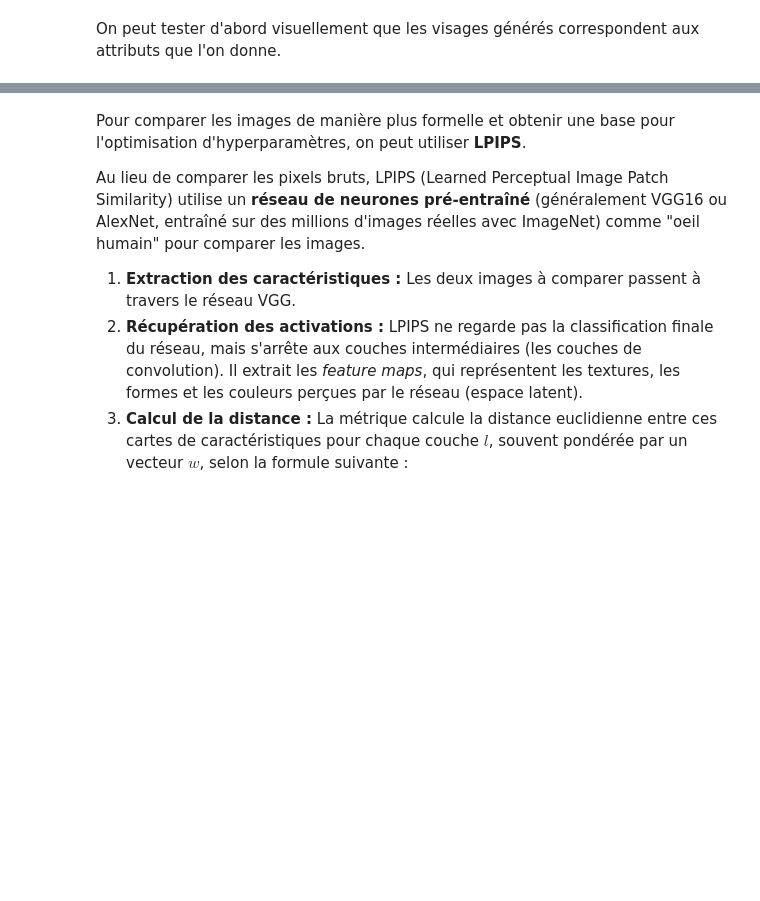
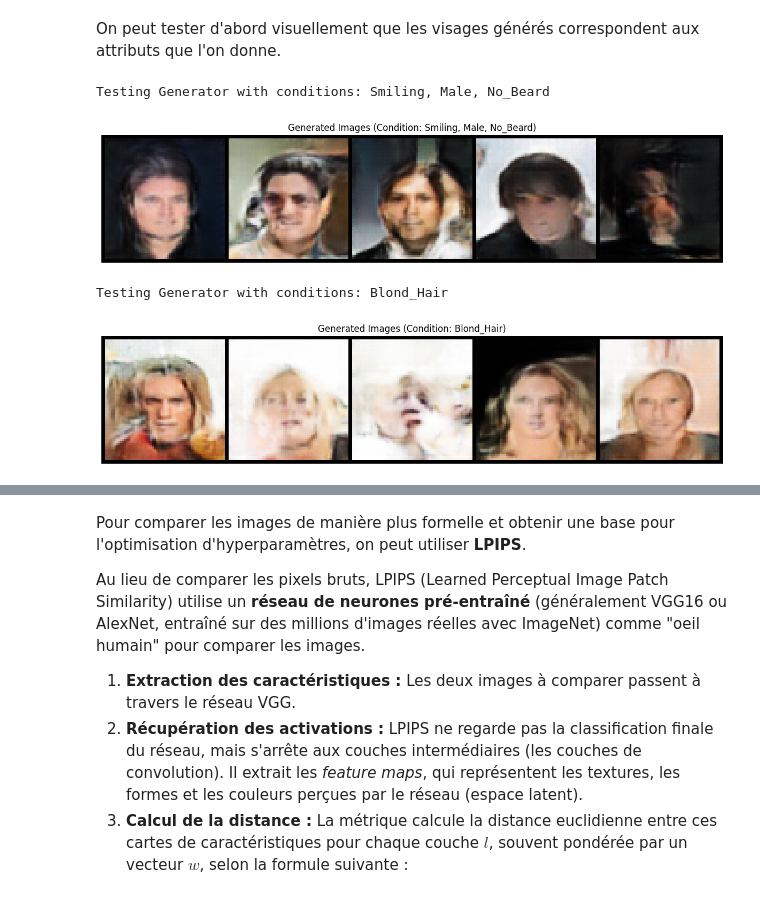
Before and after one commit to Romain-Amigon/8INF883, a Jupyter notebook: GAN/GAN.ipynb, the cells around one changed output, grey strips where cells are left out. Drawn from its saved outputs; the diff is of its cells as text; code cells hidden in the pictures; blank space fills up the shorter version.

```diff
--- a/GAN/GAN.ipynb
+++ b/GAN/GAN.ipynb
@@ -764,0 +778,11 @@ test_cgan_generation(gen, attributes_list, device, num_images=5)
+# %%
+conditions_1 = ['Smiling', 'Male', 'No_Beard']
+test_cgan_generation(gen_5, attributes_list, conditions_1, device, num_images=5)
+
+conditions_2 = ['Blond_Hair']
+test_cgan_generation(gen_5, attributes_list, conditions_2, device, num_images=5)
+# %% [output]
+Testing Generator with conditions: Smiling, Male, No_Beard
+[figure, added]
+Testing Generator with conditions: Blond_Hair
+[figure, added]
```
Also changed, not shown: parts of 13 cells of this notebook, 4 other files.
